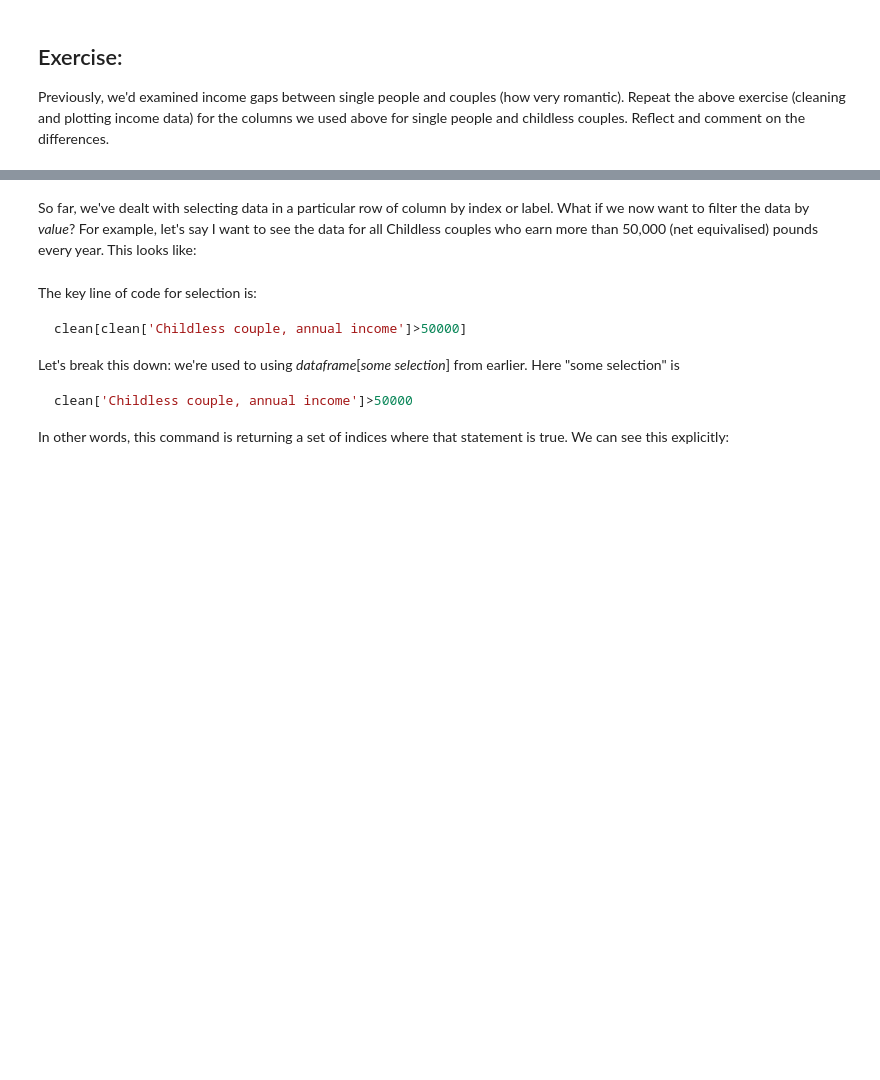
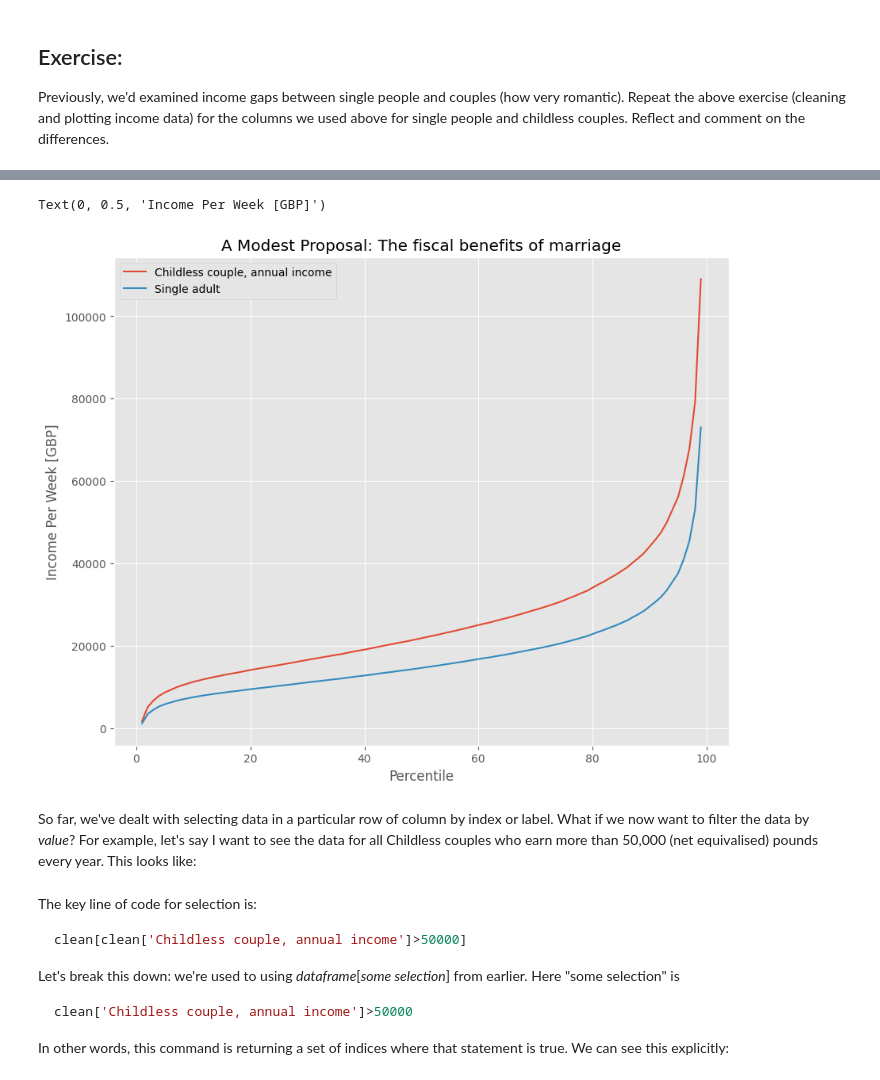
Before and after one commit to yihsun25/QM2, a Jupyter notebook: notebooks/W02. Pandas.ipynb, the cells around one changed output, grey strips where cells are left out. Drawn from its saved outputs; the diff is of its cells as text; code cells hidden in the pictures; blank space fills up the shorter version.

```diff
--- a/notebooks/W02. Pandas.ipynb
+++ b/notebooks/W02. Pandas.ipynb
@@ -308,0 +327,9 @@ print("Enter your code here")
+# %%
+#cleaning
+clean_ex = income[['Childless couple, annual income','Single adult']]
+clean_ex=clean_ex.replace(',', '', regex=True)
+
+# In addition, missing values are sometimes written as '-', in order for Python to understand that it is just a missing numerical
+# value, all '-' need to be replaced with 'NaN'.
+clean_ex = clean_ex.replace('-', 'NaN', regex=True).astype('float')
+clean_ex.head()
@@ -309,3 +344,11 @@ print("Enter your code here")
+# %%
+clean_ex.plot()
+plt.title('A Modest Proposal: The fiscal benefits of marriage')
+plt.xlabel('Percentile')
+plt.ylabel('Income Per Week [GBP]')
+# %% [output]
+Text(0, 0.5, 'Income Per Week [GBP]')
+[figure, added]
 # %%
 Add your reflection here.
 # %% [markdown]
```
Also changed, not shown: parts of 9 cells of this notebook.
